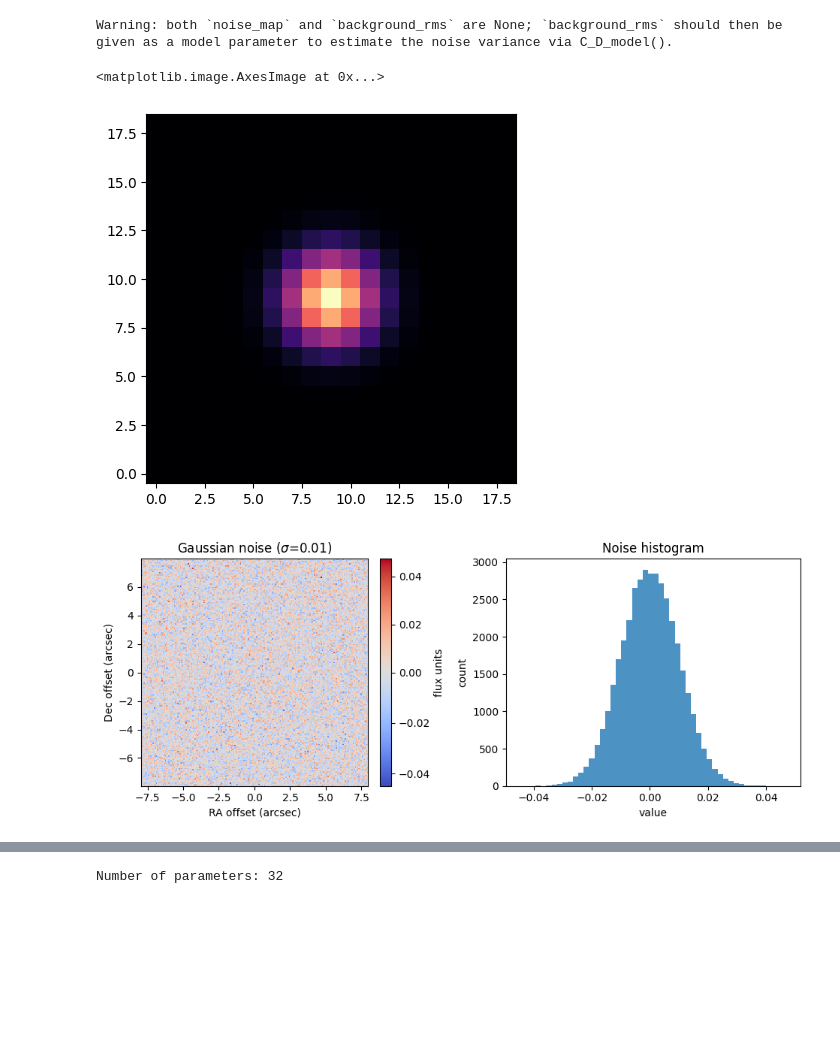
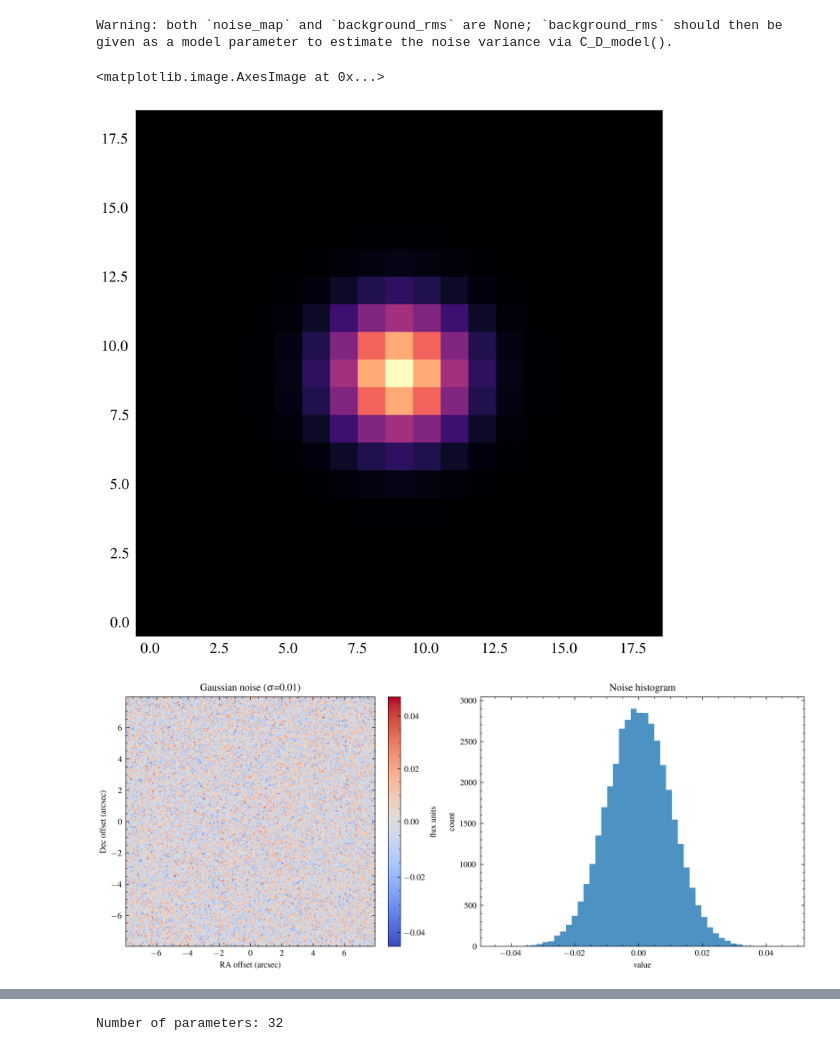
Before and after one commit to souvik-jana/lens_reconstruction, a Jupyter notebook: EM_GW_PE.ipynb, the cells around one changed output, grey strips where cells are left out. Cells and saved outputs as stored; diff of their text form; code cells hidden in the pictures; blank space fills up the shorter version.

```diff
--- a/EM_GW_PE.ipynb
+++ b/EM_GW_PE.ipynb
@@ -57,6 +63,8 @@ import dynesty
 from dynesty import plotting as dyplot
 import corner
 import matplotlib.pyplot as plt
+import scienceplots
+plt.style.use(['science','ieee','high-vis'])
 # %%
 # Load JAX cosmology functions from the separate module
 from jaxcosmo import JAXCosmology
@@ -269,11 +277,12 @@ noise = hcl.Noise(npix, npix, exposure_time=exposure_time_simu)  # we will sampl
 Warning: both `noise_map` and `background_rms` are None; `background_rms` should then be given as a model parameter to estimate the noise variance via C_D_model().
 # %%
 # Compute a Gaussian PSF kernel with given pixel scale, FWHM, and truncation (e.g. 6 * sigma)
+plt.figure(figsize=(5.3,5))
 kernel = psf.compute_gaussian_kernel(pix_scl, 0.3, 6)
 plt.imshow(kernel, cmap='magma')
 # %% [output]
 <matplotlib.image.AxesImage at 0x...>
-[figure, old version]
+[figure, new version]
 # %%
 # Visualize background noise map (independent of `hcl.Noise` internals)
 import numpy as np
@@ -300,7 +309,7 @@ ax.set_ylabel('count')
 plt.tight_layout()
 plt.show()
 # %% [output]
-[figure, old version]
+[figure, new version]
 # %%
 # Lens light
 lens_light_model_input = hcl.LightModel([hcl.SersicElliptic()])
```
Also changed, not shown: parts of 64 cells of this notebook.
